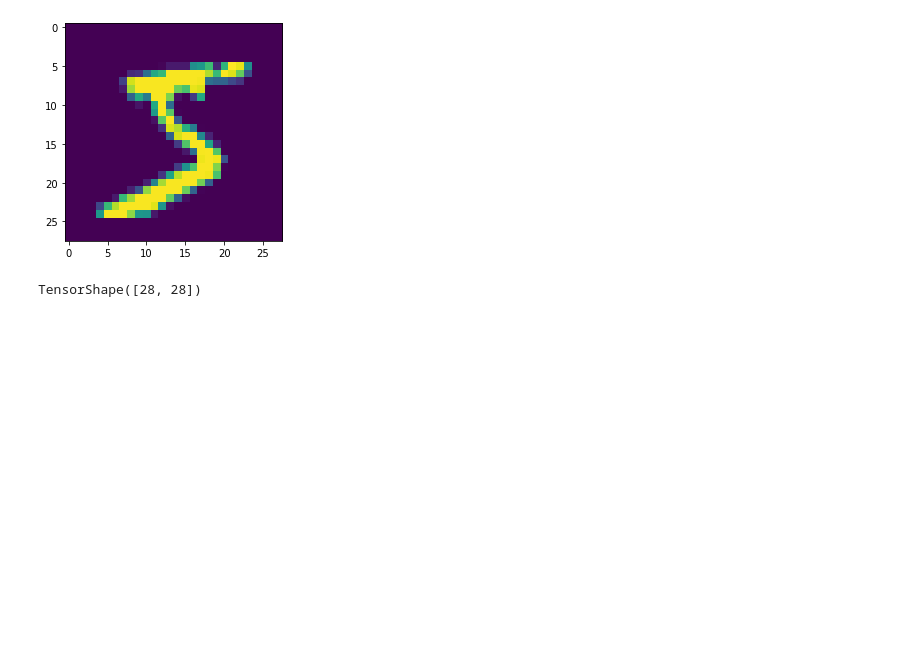
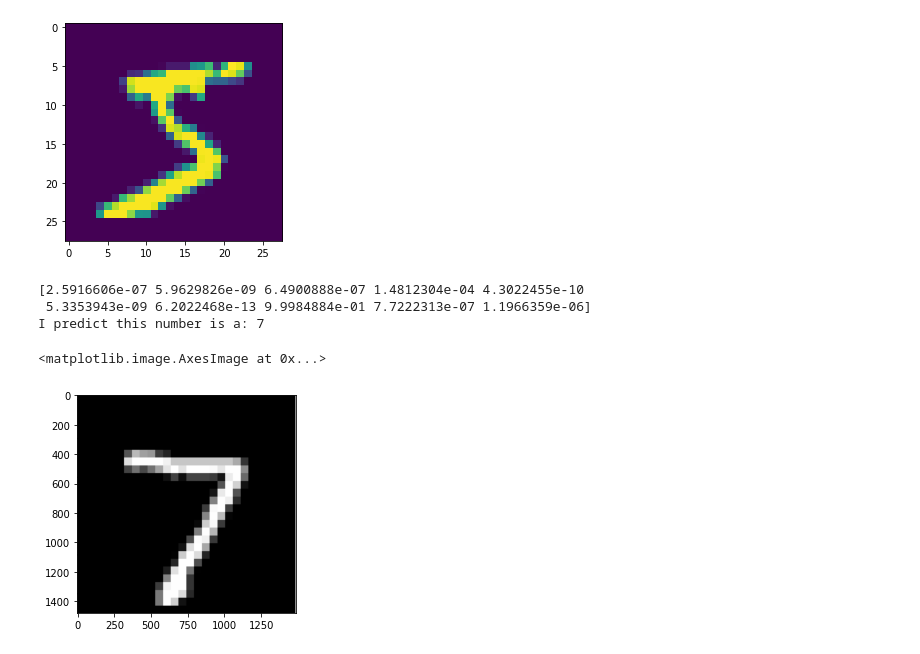
Before and after one commit to jvishnuvardhan/Stackoverflow_Questions, a Jupyter notebook: Mnist_prediction.ipynb, the cells around one changed output. Cells and saved outputs as stored; diff of their text form; code cells hidden in the pictures; blank space fills up the shorter version.

```diff
--- a/Mnist_prediction.ipynb
+++ b/Mnist_prediction.ipynb
@@ -131,7 +127,3 @@ plt.imshow(tf.squeeze(X_train[0]))
 # %% [output]
 <matplotlib.image.AxesImage at 0x...>
 [figure]
-# %%
-filess.shape
-# %% [output]
-TensorShape([28, 28])
@@ -139,0 +130,21 @@ print(X_train[0])
+# %%
+import cv2
+original_img = cv2.imread('test2_img.png')
+file = cv2.imread('test2_img.png')
+file = cv2.resize(file, (28, 28))
+file = cv2.cvtColor(file, cv2.COLOR_BGR2GRAY)
+# file = cv2.bitwise_not(file) Only need this for inverting colors
+file = file.reshape((-1, 28, 28,1))/255.
+result = model.predict(file)
+print(result[0])
+t = (np.argmax(result[0]))
+print("I predict this number is a:", t)
+# %% [output]
+[2.5916606e-07 5.9629826e-09 6.4900888e-07 1.4812304e-04 4.3022455e-10
+ 5.3353943e-09 6.2022468e-13 9.9984884e-01 7.7222313e-07 1.1966359e-06]
+I predict this number is a: 7
+# %%
+plt.imshow(original_img)
+# %% [output]
+<matplotlib.image.AxesImage at 0x...>
+[figure, added]
```
Also changed, not shown: parts of 4 cells of this notebook.
